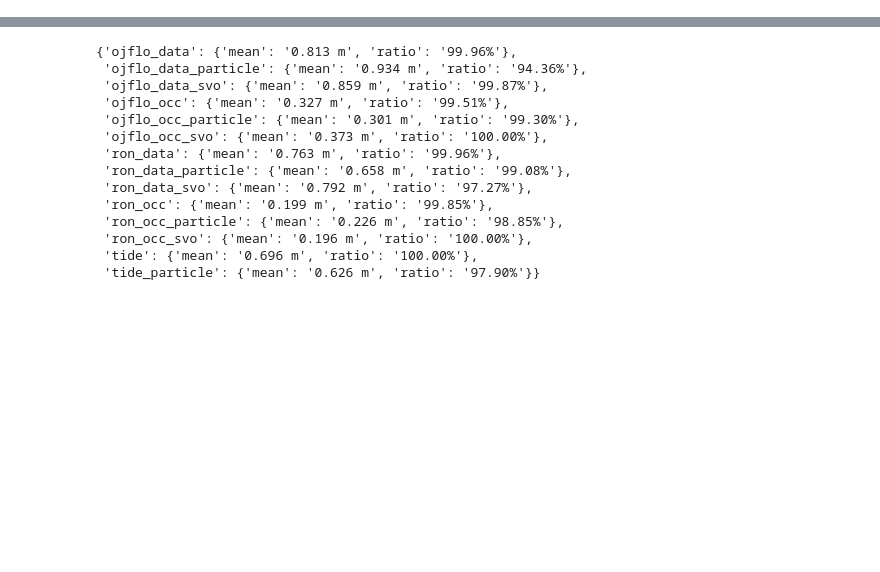
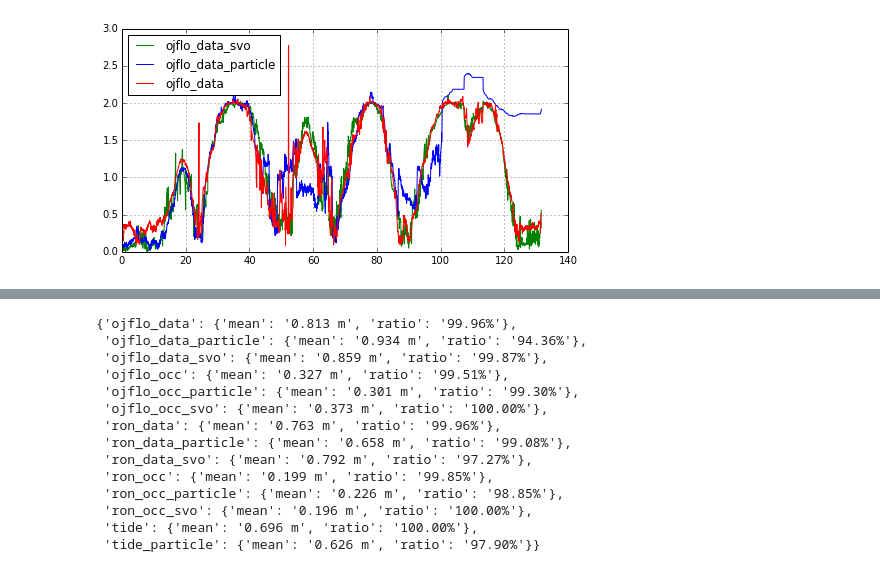
Before and after one commit to ruffsl/my_ros_scripts, a Jupyter notebook: plots/plot_object_error.ipynb, the cells around one changed output, grey strips where cells are left out. Drawn from its saved outputs; the diff is of its cells as text; code cells hidden in the pictures; blank space fills up the shorter version.

Commit message:
Adding more overlay plots for trials

```diff
--- a/plots/plot_object_error.ipynb
+++ b/plots/plot_object_error.ipynb
@@ -90,7 +119,8 @@ def read_error(file_path):
 def read_time(file_path):
     time_df = pd.read_csv(file_path, header=None)
     time_s = [datetime.datetime.fromtimestamp(x) for x in time_df[0]]
-    time = np.array(time_s) - time_s[0]
+    time_s = [(x-time_s[0]).total_seconds() for x in time_s]
+    time = np.array(time_s)
     return time
 
 def plot_error(error_df, error_th):
@@ -110,7 +140,7 @@ def get_ratio(error_df, error_th):
 def get_mean(error_df):
     return error_df[0].mean(axis=0)
 # %%
-error_th = 2.0
+error_th = 3.0
 
 results = {}
 
@@ -127,11 +157,14 @@ for bag in bag_folder_names:
     error_df = filter_error(error_df, error_th)
     mean = get_mean(error_df)
     print('\tMean: ', mean)
-    plt.figure()
-    plot_error(error_df, error_th)
-    plt.show()
+
+#     plot_error(error_df, error_th)
+#     plt.show()
+
+    error_df.columns = [bag]
     bag_results = {'ratio':"{:0.2f}%".format(ratio),
-                   'mean':"{:0.3f} m".format(mean)}
+                   'mean':"{:0.3f} m".format(mean),
+                   'error_df':error_df}
     results[bag] = bag_results
 
 #     break
@@ -159,0 +190,18 @@ ron_occ :
+# %%
+def plot_errors(results, bags_to_plot, error_th=None):
+    fig, ax = plt.subplots(figsize=(8,4))
+    for key in bags_to_plot.iterkeys():
+        color = bags_to_plot[key]
+        plt.hold(True)
+        results[key]['error_df'].plot(ax=ax, linewidth=1, color=color, ylim=[0, error_th])
+    plt.show()
+# %%
+bags_to_plot = {
+    'ojflo_data':'red',
+    'ojflo_data_svo':'green',
+    'ojflo_data_particle':'blue',
+    }
+
+plot_errors(results, bags_to_plot, error_th)
+# %% [output]
+[figure, added]
```
Also changed, not shown: parts of 12 cells of this notebook.
